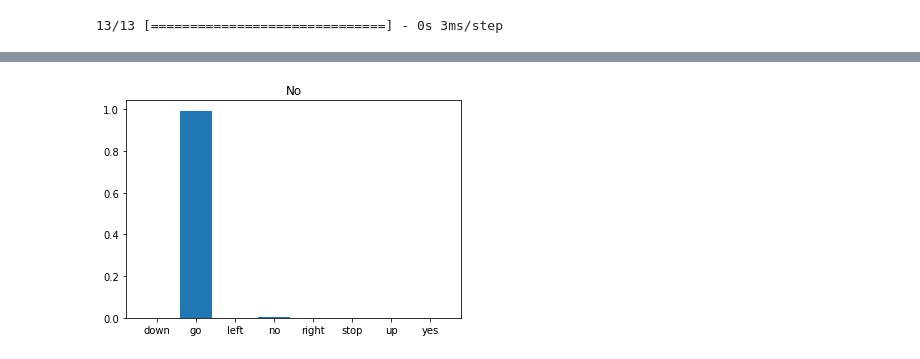
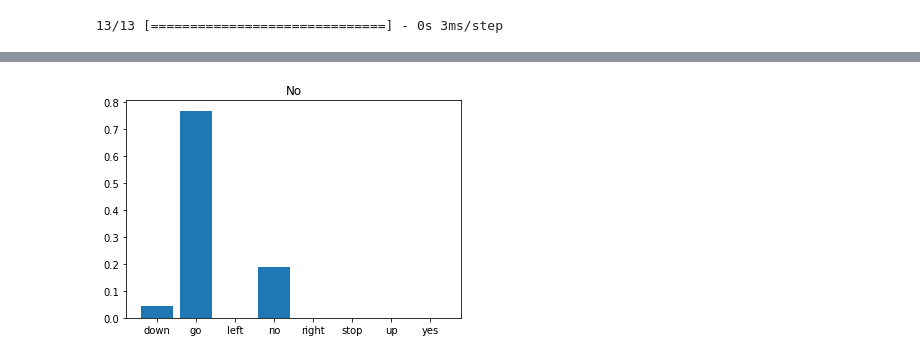
Before and after one commit to marcellinus-witarsah/speech-to-text-model, a Jupyter notebook: speech_to_text_models/train.ipynb, the cells around one changed output, grey strips where cells are left out. Saved outputs shown, nothing was run; the diff lists cells and outputs as text; code cells hidden in the pictures.

```diff
--- a/speech_to_text_models/train.ipynb
+++ b/speech_to_text_models/train.ipynb
@@ -353,5 +375,7 @@ Epoch 19: early stopping
 # %% [markdown]
 Plot model training performance
+# %%
+best_model = tf.keras.models.load_model('cnn_model')
 # %%
 metrics = history.history
 plt.figure(figsize=(15, 7))
@@ -401,18 +425,20 @@ plt.show()
 # %%
 x = data_dir/'go/0132a06d_nohash_2.wav'
+
+# x = data_dir/'no/01bb6a2a_nohash_0.wav'
 x = tf.io.read_file(str(x))
 x, sample_rate = tf.audio.decode_wav(x, desired_channels=1, desired_samples=16000,)
 x = tf.squeeze(x, axis=-1)
 waveform = x
 x = get_spectrogram(x)
 x = x[tf.newaxis,...]
 
-prediction = model(x)
+prediction = best_model(x)
 plt.bar(class_names, prediction[0])
 plt.title('No')
 plt.show()
 
 display.display(display.Audio(waveform, rate=16000))
 # %% [output]
-[figure, old version]
+[figure, new version]
 [interactive output not drawn]
```
Also changed, not shown: parts of 7 cells of this notebook.
